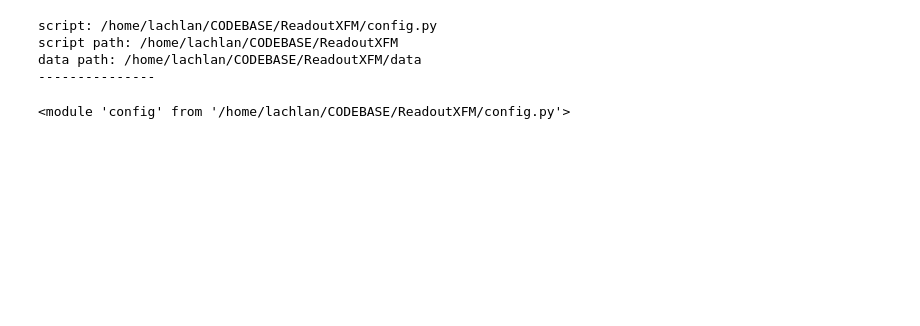
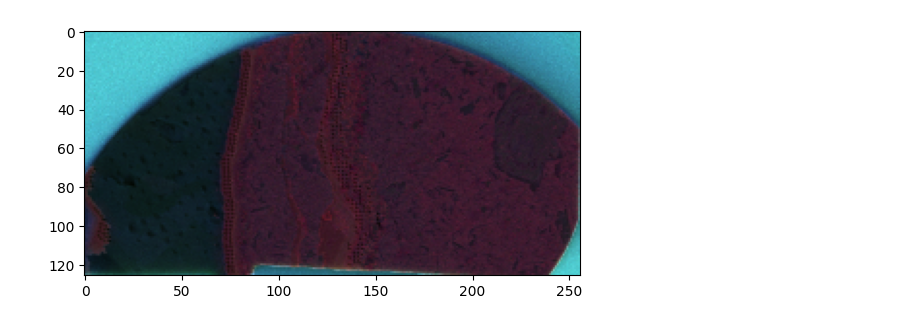
Before and after one commit to lachlanc61/ReadoutXFM, a Jupyter notebook: explore.ipynb, the cells around one changed output. Cells and saved outputs as stored; diff of their text form; code cells hidden in the pictures; blank space fills up the shorter version.

```diff
--- a/explore.ipynb
+++ b/explore.ipynb
@@ -317,12 +448,10 @@ utils.varsizes(locals().items())
 # %%
 import importlib
-importlib.reload(clustering)
+importlib.reload(colour)
+
+colour.clshow(rgbarray)
 # %% [output]
-script: /home/lachlan/CODEBASE/ReadoutXFM/config.py
-script path: /home/lachlan/CODEBASE/ReadoutXFM
-data path: /home/lachlan/CODEBASE/ReadoutXFM/data
----------------
-<module 'config' from '/home/lachlan/CODEBASE/ReadoutXFM/config.py'>
+[figure, added]
 # %%
 print("DOCLUST", config.DOCLUST)
 if True:
```
Also changed, not shown: parts of 5 cells of this notebook, 3 other files.
